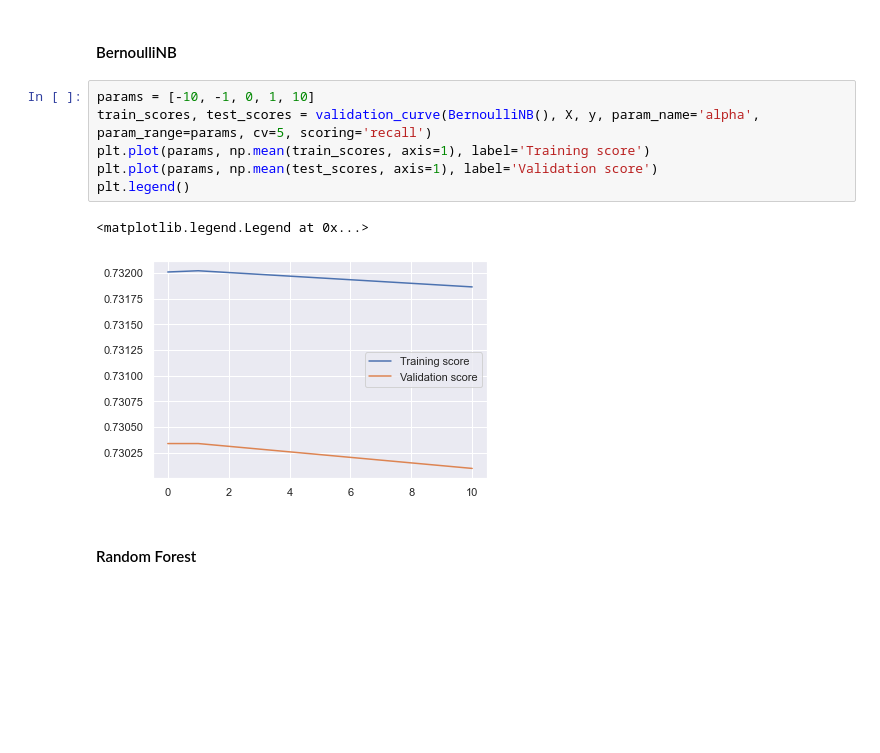
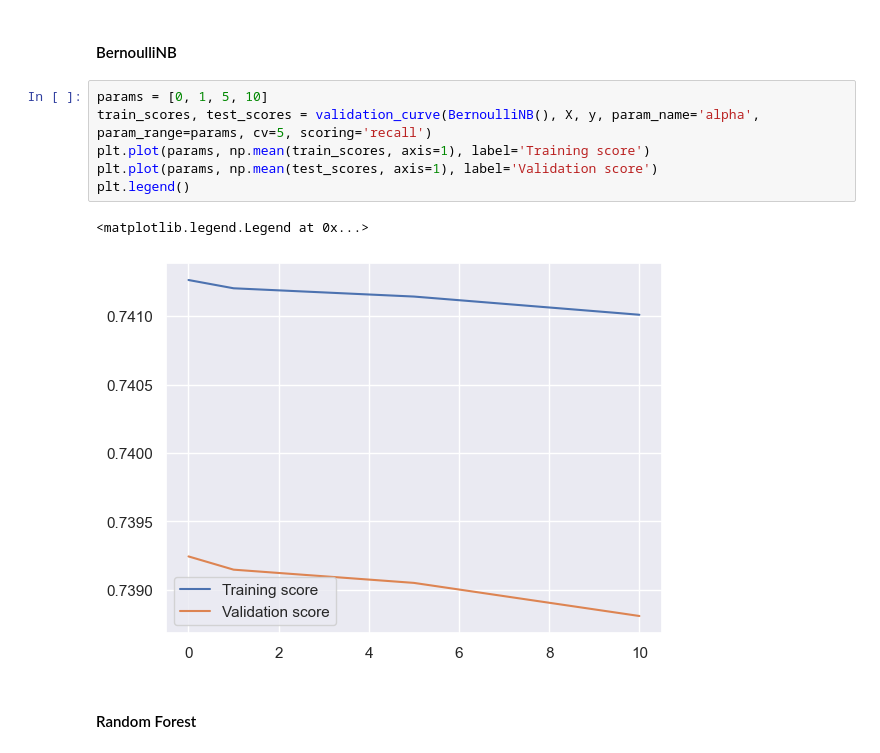
Before and after one commit to COGS118A/Group005-Wi23, a Jupyter notebook: FinalProjectGroup005-Wi23.ipynb, the cells around one changed output. Cells and saved outputs as stored; diff of their text form; blank space fills up the shorter version.

Commit message:
tuned parameters

```diff
--- a/FinalProjectGroup005-Wi23.ipynb
+++ b/FinalProjectGroup005-Wi23.ipynb
@@ -524,14 +524,14 @@ For this section, we will be using gridsearchcv on our data set. But because our
 # %% [markdown]
 #### BernoulliNB
 # %%
-params = [-10, -1, 0, 1, 10]
+params = [0, 1, 5, 10]
 train_scores, test_scores = validation_curve(BernoulliNB(), X, y, param_name='alpha', param_range=params, cv=5, scoring='recall')
 plt.plot(params, np.mean(train_scores, axis=1), label='Training score')
 plt.plot(params, np.mean(test_scores, axis=1), label='Validation score')
 plt.legend()
 # %% [output]
 <matplotlib.legend.Legend at 0x...>
-[figure, old version]
+[figure, new version]
 # %% [markdown]
 #### Random Forest
 # %%
```
Also changed, not shown: parts of 20 cells of this notebook, 1 other file.
